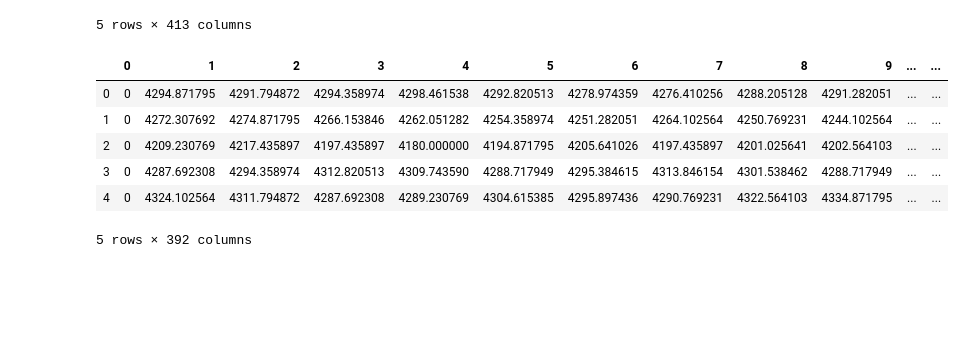
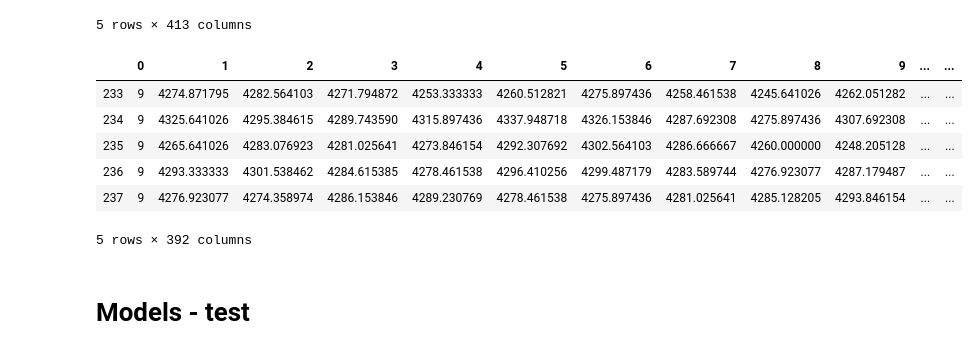
Before and after one commit to fun-personal-projects/thoughtsToText, a Jupyter notebook: main.ipynb, the cells around one changed output. Cells and saved outputs as stored; diff of their text form; code cells hidden in the pictures; blank space fills up the shorter version.

```diff
--- a/main.ipynb
+++ b/main.ipynb
@@ -173,12 +171,14 @@ data['0']=data['0'].astype('category')
 # %%
 data['0'] = data['0'].cat.codes
 # %%
-data.head()
+data.tail()
 # %% [output]
 |  | 0 | 1 | 2 | 3 | 4 | 5 | 6 | 7 | 8 | 9 | ... | ... |
-| 0 | 0 | 4294.871795 | 4291.794872 | 4294.358974 | 4298.461538 | 4292.820513 | 4278.974359 | 4276.410256 | 4288.205128 | 4291.282051 | ... | ... |
-| 1 | 0 | 4272.307692 | 4274.871795 | 4266.153846 | 4262.051282 | 4254.358974 | 4251.282051 | 4264.102564 | 4250.769231 | 4244.102564 | ... | ... |
-| 2 | 0 | 4209.230769 | 4217.435897 | 4197.435897 | 4180.000000 | 4194.871795 | 4205.641026 | 4197.435897 | 4201.025641 | 4202.564103 | ... | ... |
-| 3 | 0 | 4287.692308 | 4294.358974 | 4312.820513 | 4309.743590 | 4288.717949 | 4295.384615 | 4313.846154 | 4301.538462 | 4288.717949 | ... | ... |
-| 4 | 0 | 4324.102564 | 4311.794872 | 4287.692308 | 4289.230769 | 4304.615385 | 4295.897436 | 4290.769231 | 4322.564103 | 4334.871795 | ... | ... |
+| 233 | 9 | 4274.871795 | 4282.564103 | 4271.794872 | 4253.333333 | 4260.512821 | 4275.897436 | 4258.461538 | 4245.641026 | 4262.051282 | ... | ... |
+| 234 | 9 | 4325.641026 | 4295.384615 | 4289.743590 | 4315.897436 | 4337.948718 | 4326.153846 | 4287.692308 | 4275.897436 | 4307.692308 | ... | ... |
+| 235 | 9 | 4265.641026 | 4283.076923 | 4281.025641 | 4273.846154 | 4292.307692 | 4302.564103 | 4286.666667 | 4260.000000 | 4248.205128 | ... | ... |
+| 236 | 9 | 4293.333333 | 4301.538462 | 4284.615385 | 4278.461538 | 4296.410256 | 4299.487179 | 4283.589744 | 4276.923077 | 4287.179487 | ... | ... |
+| 237 | 9 | 4276.923077 | 4274.358974 | 4286.153846 | 4289.230769 | 4278.461538 | 4275.897436 | 4281.025641 | 4285.128205 | 4293.846154 | ... | ... |
 5 rows × 392 columns
+# %% [markdown]
+# Models - test
```
Also changed, not shown: parts of 39 cells of this notebook.
